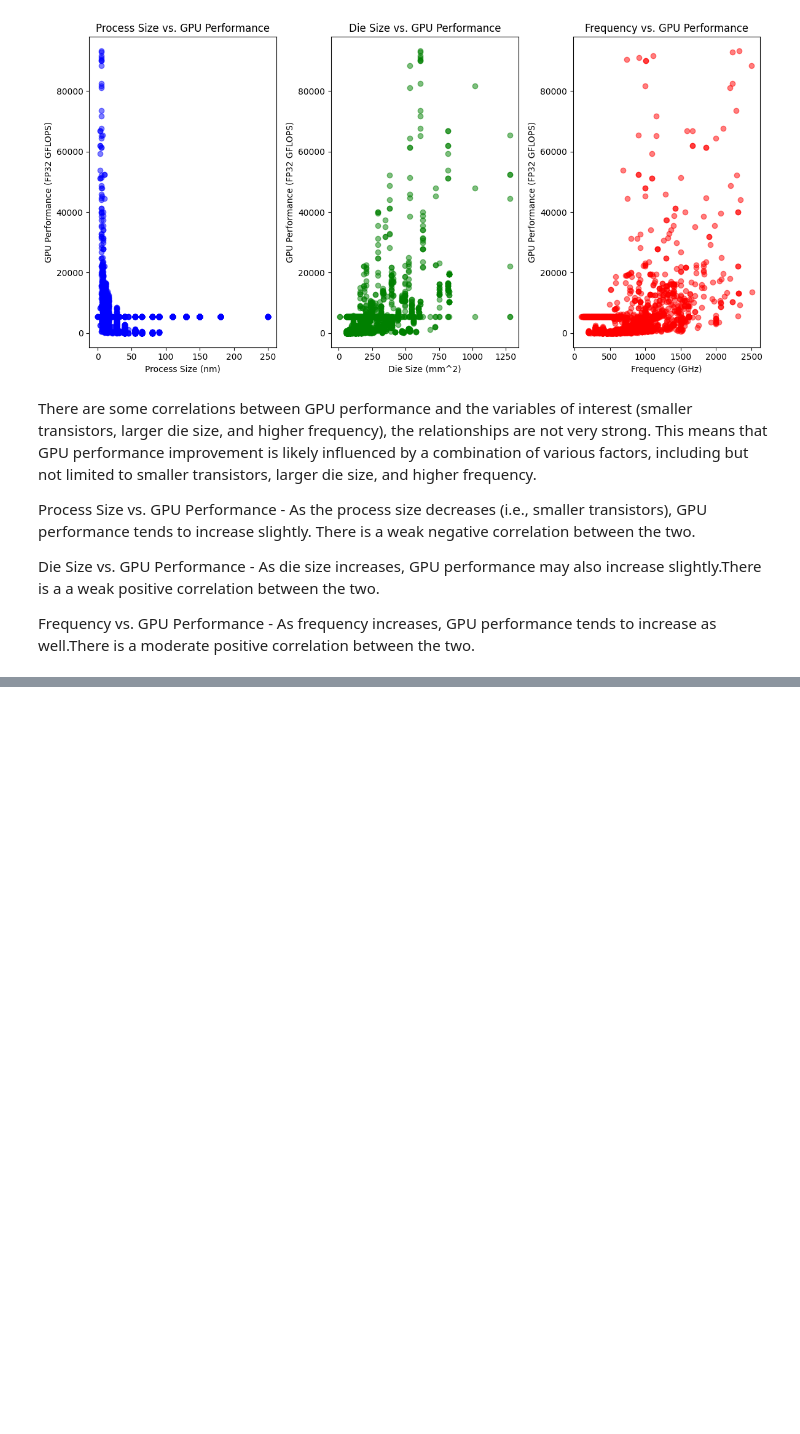
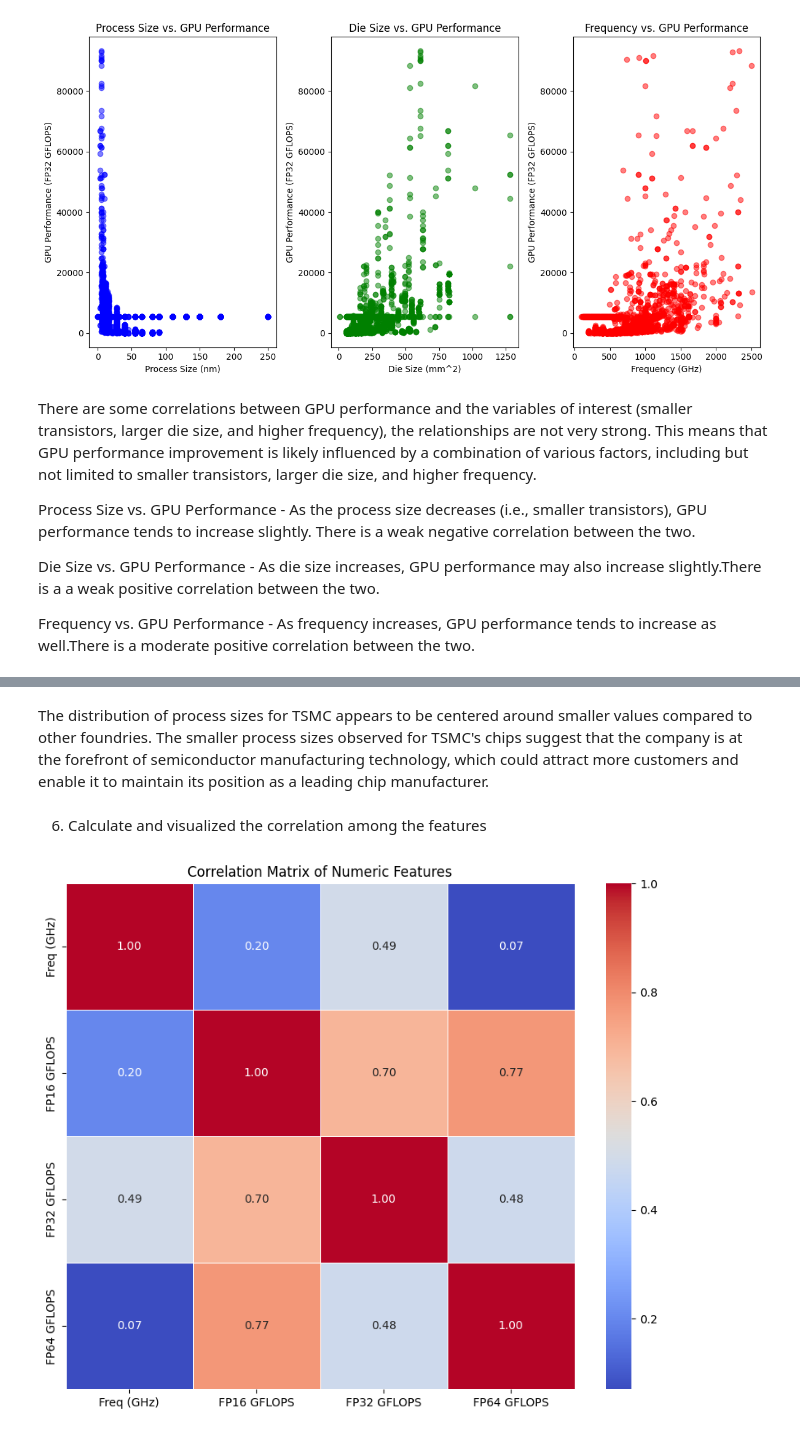
Before and after one commit to Iveynganga/MACHINE-LEARNING-1, a Jupyter notebook: DataCleaningProject.ipynb, the cells around one changed output, grey strips where cells are left out. Saved outputs shown, nothing was run; the diff lists cells and outputs as text; code cells hidden in the pictures; blank space fills up the shorter version.

```diff
--- a/DataCleaningProject.ipynb
+++ b/DataCleaningProject.ipynb
@@ -317,0 +410,25 @@ Frequency vs. GPU Performance - As frequency increases, GPU performance tends to
+# %% [markdown]
+The distribution of process sizes for TSMC appears to be centered around smaller values compared to other foundries. The smaller process sizes observed for TSMC's chips suggest that the company is at the forefront of semiconductor manufacturing technology, which could attract more customers and enable it to maintain its position as a leading chip manufacturer.
+# %% [markdown]
+6. Calculate and visualized the correlation among the features
+# %%
+import pandas as pd
+import seaborn as sns
+import matplotlib.pyplot as plt
+
+# Load dataset
+df = pd.read_csv('/content/chip_dataset.csv')
+
+# Exclude non-numeric columns
+numeric_df = df.select_dtypes(include=['float64', 'int64'])
+
+# Compute the correlation matrix
+correlation_matrix = numeric_df.corr()
+
+# Plotting the heatmap
+plt.figure(figsize=(10, 8))
+sns.heatmap(correlation_matrix, annot=True, cmap='coolwarm', fmt=".2f", linewidths=0.5)
+plt.title('Correlation Matrix of Numeric Features')
+plt.show()
+# %% [output]
+[figure, added]
```
Also changed, not shown: parts of 21 cells of this notebook.
